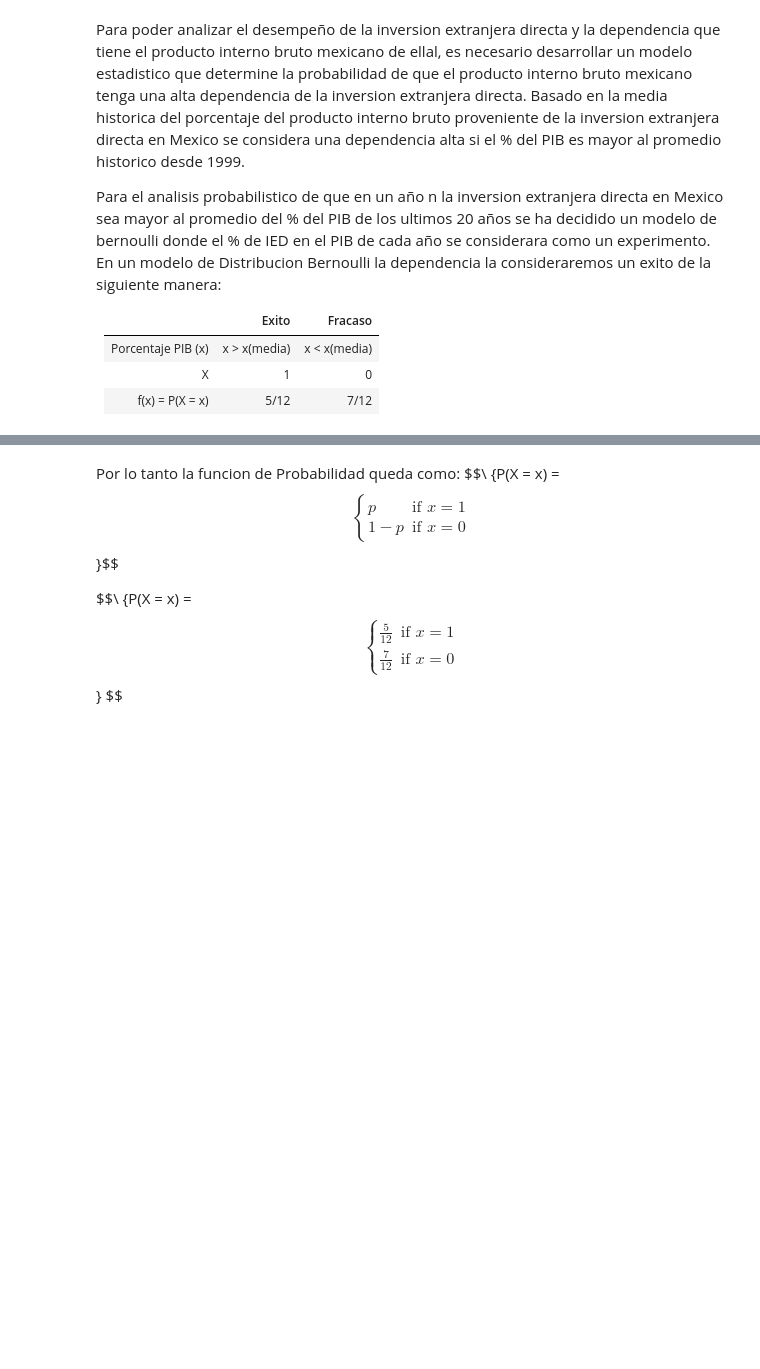
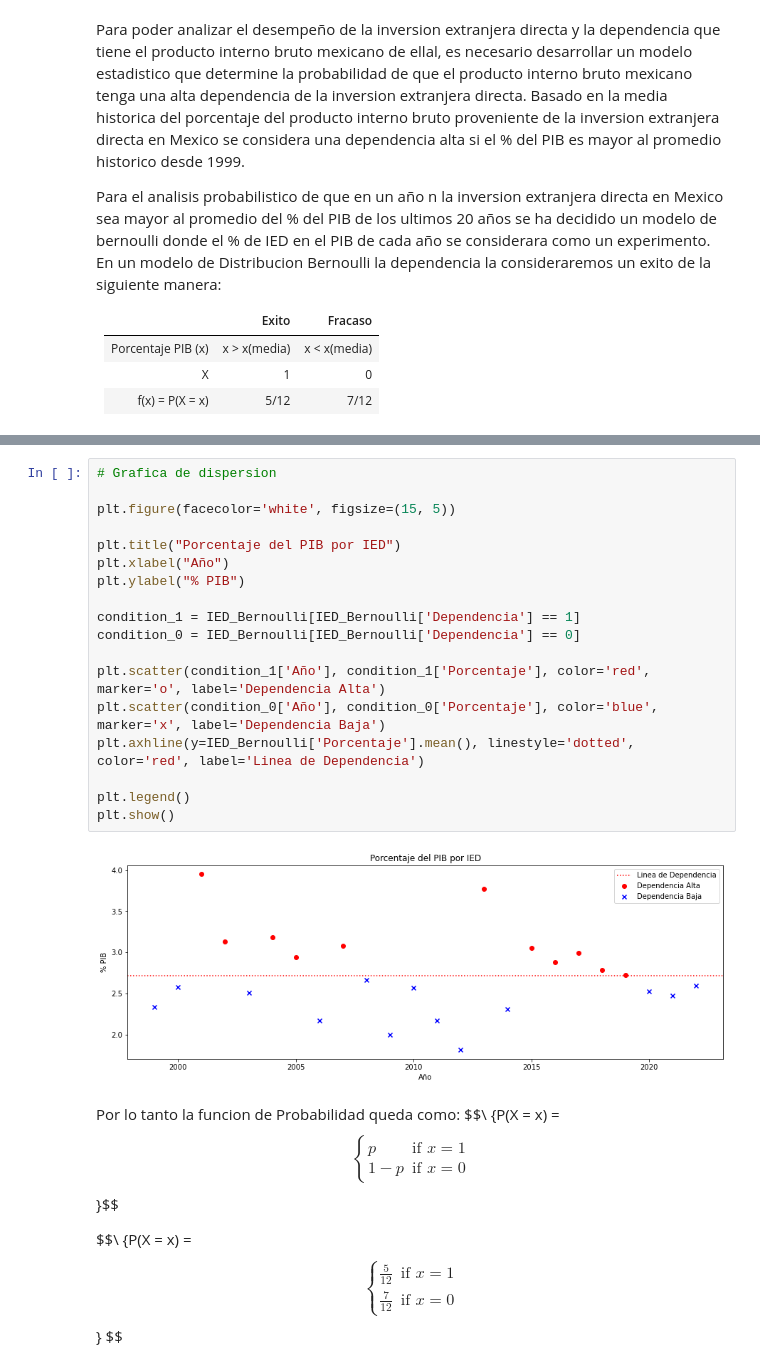
Before and after one commit to OctavioPB/Data-Analyst-Projects, a Jupyter notebook: InversionExtranjeraDirecta2023/Inversion Extranjera Directa en Mexico 2023.ipynb, the cells around one changed output, grey strips where cells are left out. Cells and saved outputs as stored; diff of their text form; blank space fills up the shorter version.

Commit message:
Mapa de dispersion

```diff
--- a/InversionExtranjeraDirecta2023/Inversion Extranjera Directa en Mexico 2023.ipynb
+++ b/InversionExtranjeraDirecta2023/Inversion Extranjera Directa en Mexico 2023.ipynb
@@ -226,4 +226,24 @@ Porcentaje de exito    41.666667
 dtype: float64
+# %%
+# Grafica de dispersion
+
+plt.figure(facecolor='white', figsize=(15, 5))
+
+plt.title("Porcentaje del PIB por IED")
+plt.xlabel("Año")
+plt.ylabel("% PIB")
+
+condition_1 = IED_Bernoulli[IED_Bernoulli['Dependencia'] == 1]
+condition_0 = IED_Bernoulli[IED_Bernoulli['Dependencia'] == 0]
+
+plt.scatter(condition_1['Año'], condition_1['Porcentaje'], color='red', marker='o', label='Dependencia Alta')
+plt.scatter(condition_0['Año'], condition_0['Porcentaje'], color='blue', marker='x', label='Dependencia Baja')
+plt.axhline(y=IED_Bernoulli['Porcentaje'].mean(), linestyle='dotted', color='red', label='Linea de Dependencia')
+
+plt.legend()
+plt.show()
+# %% [output]
+[figure, new version]
 # %% [markdown]
 Por lo tanto la funcion de Probabilidad queda como:
 $$\ {P(X = x) = \begin{cases} p & \text{if } x = 1 \\ 1-p & \text{if } x = 0 \end{cases} }\$$
```
Also changed, not shown: parts of 7 cells of this notebook, 1 other file.
